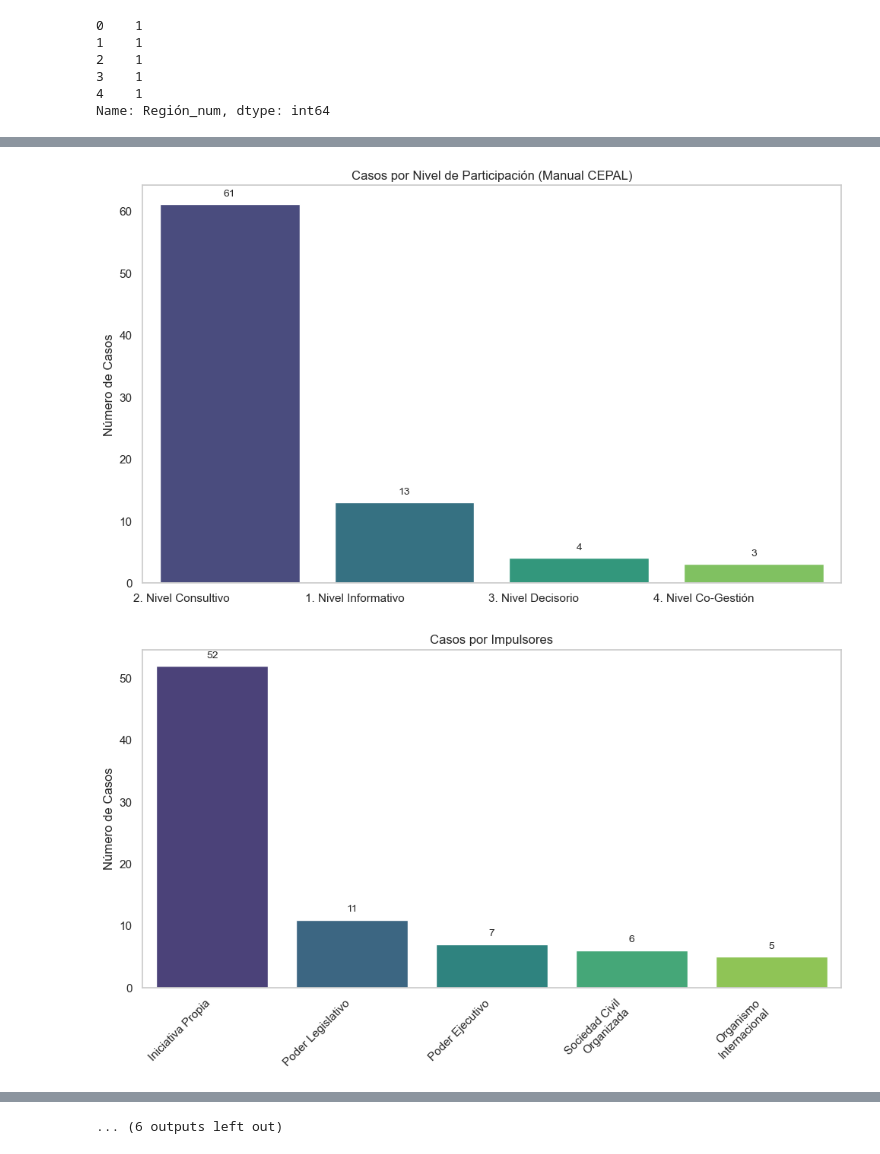
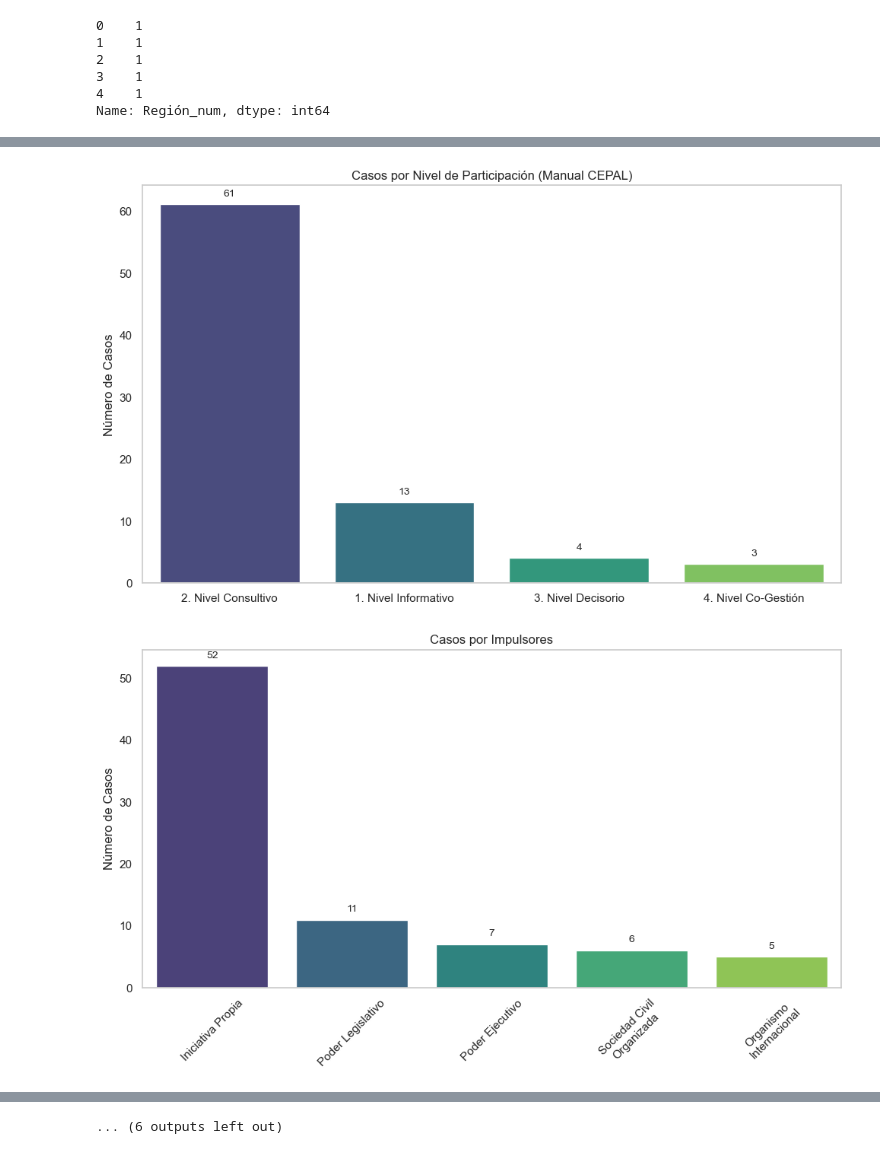
Before and after one commit to LucioBolatti/RIJA_data_viz, a Jupyter notebook: DEV/01-Análisis Exploratorio de los Datos/Análisis Exploratorio de Datos_LUCIO.ipynb, the cells around one changed output, grey strips where cells are left out. Drawn from its saved outputs; the diff is of its cells as text; code cells hidden in the pictures.

```diff
--- a/DEV/01-Análisis Exploratorio de los Datos/Análisis Exploratorio de Datos_LUCIO.ipynb
+++ b/DEV/01-Análisis Exploratorio de los Datos/Análisis Exploratorio de Datos_LUCIO.ipynb
@@ -380,7 +380,7 @@ categorical_columns = [
 
 def adjust_labels(ax, labels, rotation_angle=45):
     """Ajustar etiquetas para mejorar la presentación visual."""
-    ax.set_xticklabels([textwrap.fill(label, width=20) for label in labels], rotation=rotation_angle, ha='right')
+    ax.set_xticklabels([textwrap.fill(label, width=20) for label in labels], rotation=rotation_angle, ha='center')
 
 
 # Graficar cada variable categórica
@@ -453,7 +453,7 @@ for column in categorical_columns:
     ax = plt.gca()
     for p in ax.patches:
         width = p.get_width()
-        plt.text(width + 1, p.get_y() + p.get_height() / 2., f'{int(width)}', ha='left', va='center')
+        plt.text(width + 1, p.get_y() + p.get_height() / 2., f'{int(width)}', ha='center', va='center')
 
     plt.grid(False)
     plt.tight_layout()
@@ -488,2 +488,2 @@ plt.show()
-[figure, old version]
+[figure, new version]
-[figure, old version]
+[figure, new version]
```
Also changed, not shown: parts of 1 cell of this notebook.
